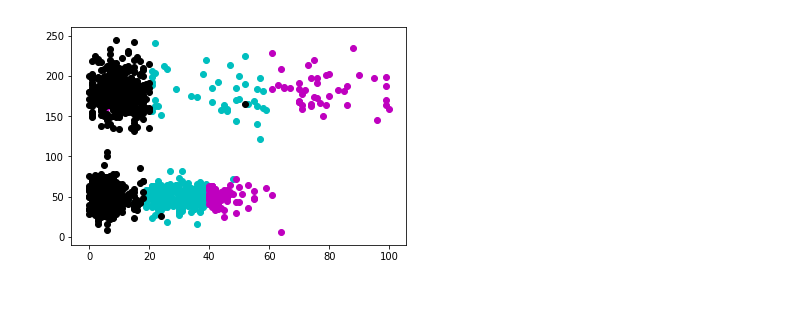
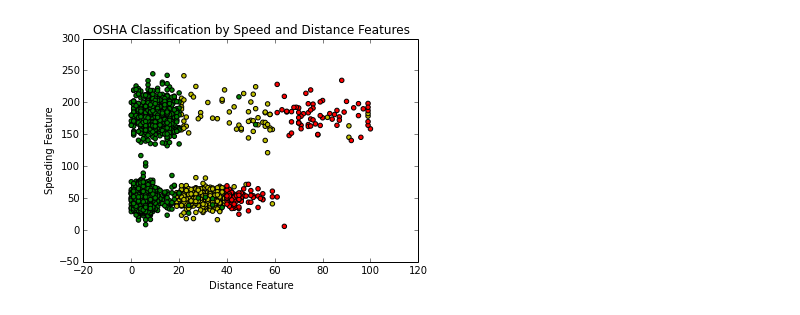
Before and after one commit to posegae/CS321, a Jupyter notebook: Assignment_3/KMeansTesting.ipynb, the cells around one changed output. Cells and saved outputs as stored; diff of their text form; code cells hidden in the pictures.

```diff
--- a/Assignment_3/KMeansTesting.ipynb
+++ b/Assignment_3/KMeansTesting.ipynb
@@ -47,14 +142,0 @@ a[0:0]
-# %%
-''' plotting the clusters, represented by different colors '''
-
-import matplotlib.pyplot as plt
-colors = ['r' , 'g', 'b', 'y']
-i = 0
-for cluster in c.clusters:
-    clusterRows = cluster.getRowsAsNumpy()
-    speeds = [x['Speeding_Feature'] for x in clusterRows]
-    distances = [x['Distance_Feature'] for x in clusterRows]
-    plt.scatter(speeds, distances, c=colors[i])
-    i += 1
-
-plt.show()
@@ -63,22 +143,29 @@ plt.show()
 # %%
 '''plotting the distribution of Compliant, NonCompliant, and Safe data points across the features that
     we arere using to train KMeans '''
-
+dt = np.dtype([('HeatMiser_ID', np.unicode_, 16), ('Distance_Feature', np.float), ('Speeding_Feature', np.int_), ('Location', np.unicode_, 16), ('OSHA', np.unicode_, 16)])
+data = np.loadtxt('HW3_Data.txt', dtype=dt, delimiter='\t', skiprows=1)
+trainSet = data
 compliant = [c for c in trainSet if c['OSHA'] == 'Compliant']
 noncompliant = [c for c in trainSet if c['OSHA'] == 'NonCompliant']
 safe = [c for c in trainSet if c['OSHA'] == 'Safe']
 
 labels = [compliant, noncompliant, safe]
 
-colors = ['c' , 'm', 'k']
+colors = ['y' , 'r', 'g']
+labelsNames = ['Compliant', 'NonCompliant', 'Safe']
 i = 0
 for cluster in labels:
     speeds = [x['Speeding_Feature'] for x in cluster]
     distances = [x['Distance_Feature'] for x in cluster]
-    plt.scatter(speeds, distances, c=colors[i])
+    plt.scatter(speeds, distances, c=colors[i], label=labelsNames[i])
     i += 1
 
 # plt.scatter(trainSetSpeeds, trainSetDistances)
+# plt.legend()
+plt.title('OSHA Classification by Speed and Distance Features')
+plt.xlabel('Distance Feature')
+plt.ylabel('Speeding Feature')
 plt.show()
 # %% [output]
-[figure, old version]
+[figure, new version]
```
Also changed, not shown: parts of 4 cells of this notebook, 1 other file.
